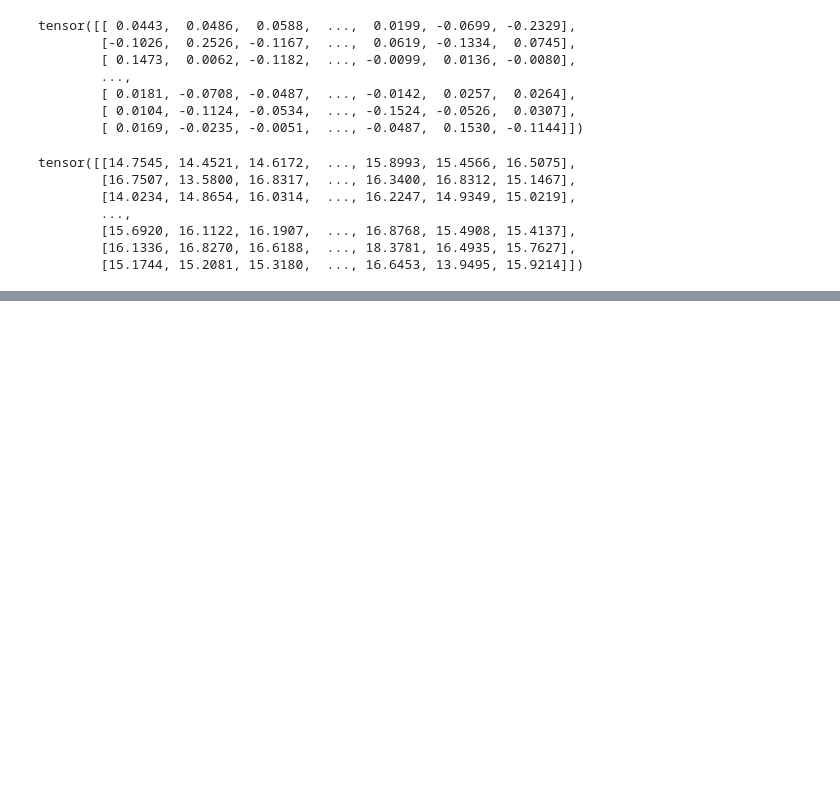
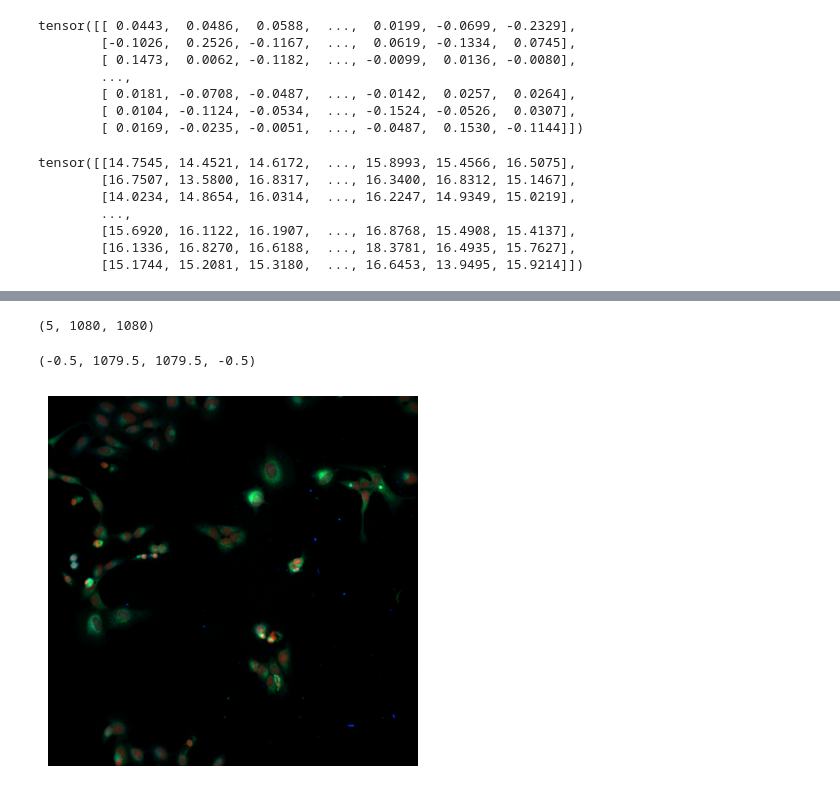
Before and after one commit to gwatkinson/jump_models, a Jupyter notebook: notebooks/5-gw-illustrations.ipynb, the cells around one changed output, grey strips where cells are left out. Cells and saved outputs as stored; diff of their text form; code cells hidden in the pictures; blank space fills up the shorter version.

```diff
--- a/notebooks/5-gw-illustrations.ipynb
+++ b/notebooks/5-gw-illustrations.ipynb
@@ -123,0 +124,2 @@ tensor([[14.7545, 14.4521, 14.6172,  ..., 15.8993, 15.4566, 16.5075],
+# %%
+img_dir = "../cpjump1/screen_1751"
@@ -123,0 +142,17 @@ tensor([[14.7545, 14.4521, 14.6172,  ..., 15.8993, 15.4566, 16.5075],
+# %%
+ex = idr_meta.iloc[420]
+imgs_paths = [str(Path(img_dir) / ex[f"FileName_{i}"]) for i in ["DNA", "ER", "Mito", "AGP", "ER"]]
+# %%
+ar = load_image_paths_to_array(imgs_paths)
+# %%
+ar.shape
+# %% [output]
+(5, 1080, 1080)
+# %%
+rgb_ar = ar[:3, :, :]
+# %%
+plt.imshow(rgb_ar.transpose(1, 2, 0))
+plt.axis("off")
+# %% [output]
+(-0.5, 1079.5, 1079.5, -0.5)
+[figure, added]
```
Also changed, not shown: parts of 11 cells of this notebook, 5 other files.
